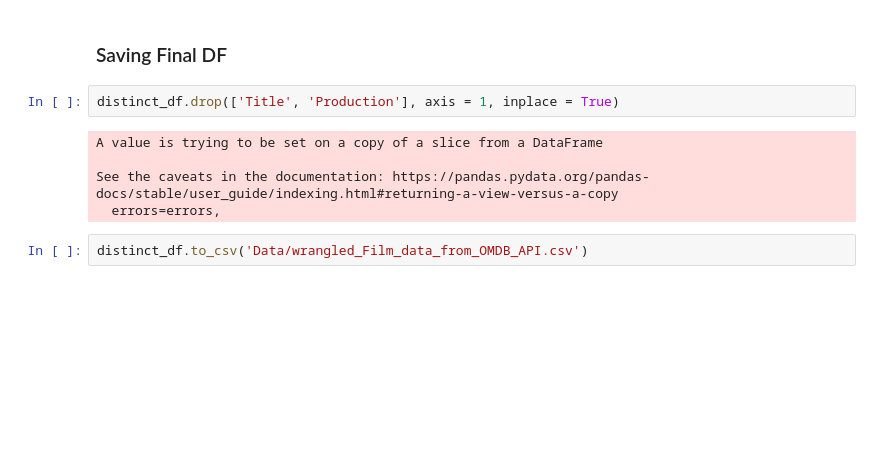
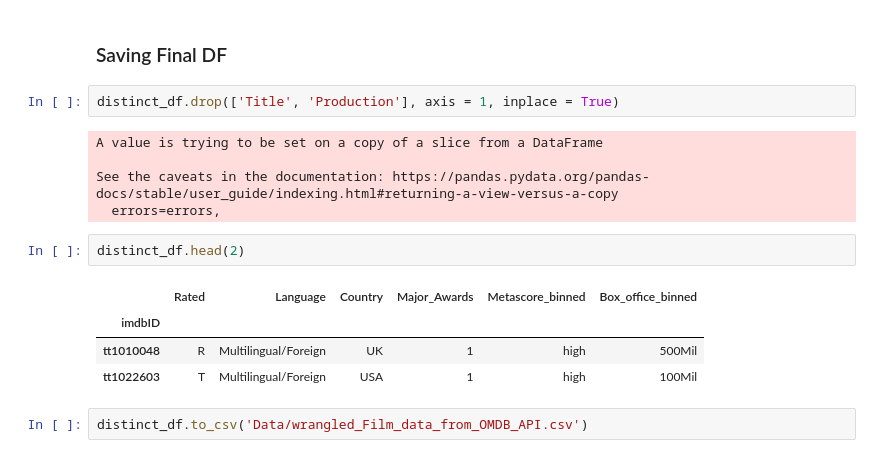
Before and after one commit to DnanaDev/User_Profile_Cluster_Analysis, a Jupyter notebook: Wrangling.ipynb, the cells around one changed output. Saved outputs shown, nothing was run; the diff lists cells and outputs as text; blank space fills up the shorter version.

```diff
--- a/Wrangling.ipynb
+++ b/Wrangling.ipynb
@@ -459,5 +469,12 @@ A value is trying to be set on a copy of a slice from a DataFrame
 
 See the caveats in the documentation: https://pandas.pydata.org/pandas-docs/stable/user_guide/indexing.html#returning-a-view-versus-a-copy
   errors=errors,
+# %%
+distinct_df.head(2)
+# %% [output]
+|  | Rated | Language | Country | Major_Awards | Metascore_binned | Box_office_binned |
+| imdbID |  |  |  |  |  |  |
+| tt1010048 | R | Multilingual/Foreign | UK | 1 | high | 500Mil |
+| tt1022603 | T | Multilingual/Foreign | USA | 1 | high | 100Mil |
 # %%
 distinct_df.to_csv('Data/wrangled_Film_data_from_OMDB_API.csv')
```
Also changed, not shown: parts of 2 cells of this notebook, 5 other files.
